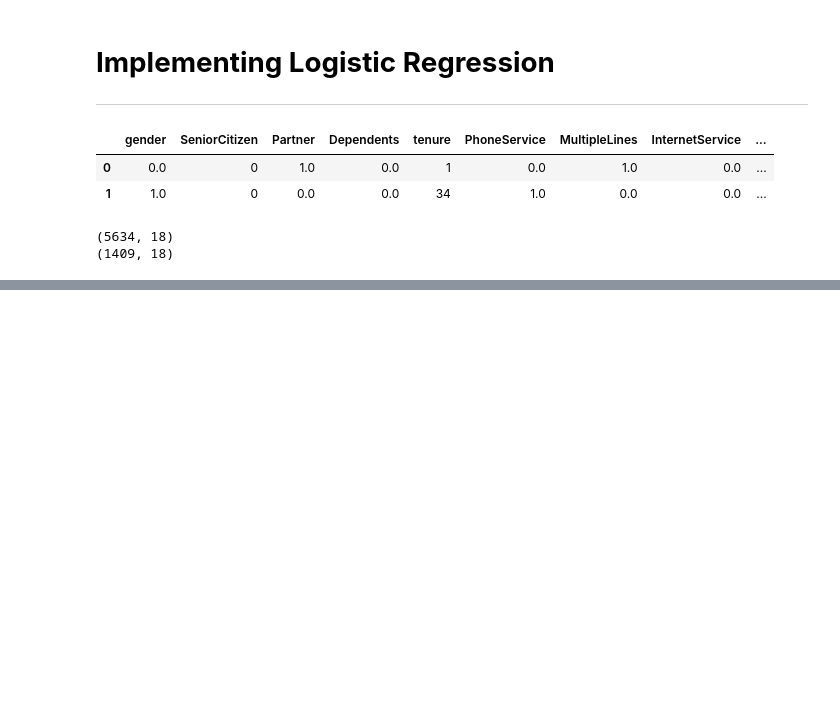
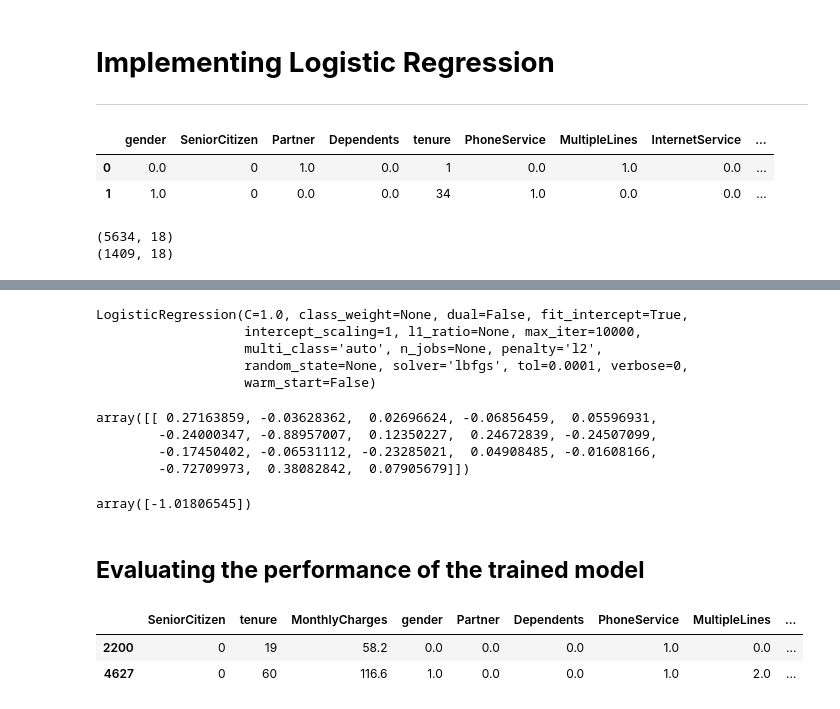
Before and after one commit to raushan9jnv/Churn-Predict, a Jupyter notebook: Submitted_Assignment_Logistic_Regression.ipynb, the cells around one changed output, grey strips where cells are left out. Saved outputs shown, nothing was run; the diff lists cells and outputs as text; code cells hidden in the pictures; blank space fills up the shorter version.

```diff
--- a/Submitted_Assignment_Logistic_Regression.ipynb
+++ b/Submitted_Assignment_Logistic_Regression.ipynb
@@ -440,0 +455,23 @@ print(X_test.shape)
+# %%
+from sklearn.linear_model import LogisticRegression
+clf = LogisticRegression(fit_intercept= True, max_iter = 10000)
+clf.fit(X_train,y_train)
+# %% [output]
+LogisticRegression(C=1.0, class_weight=None, dual=False, fit_intercept=True,
+                   intercept_scaling=1, l1_ratio=None, max_iter=10000,
+                   multi_class='auto', n_jobs=None, penalty='l2',
+                   random_state=None, solver='lbfgs', tol=0.0001, verbose=0,
+                   warm_start=False)
+# %%
+clf.coef_
+# %% [output]
+array([[ 0.27163859, -0.03628362,  0.02696624, -0.06856459,  0.05596931,
+        -0.24000347, -0.88957007,  0.12350227,  0.24672839, -0.24507099,
+        -0.17450402, -0.06531112, -0.23285021,  0.04908485, -0.01608166,
+        -0.72709973,  0.38082842,  0.07905679]])
+# %%
+clf.intercept_
+# %% [output]
+array([-1.01806545])
+# %% [markdown]
+## <b>Evaluating the performance of the trained model
@@ -440,0 +482,6 @@ print(X_test.shape)
+# %%
+X_test.head(2)
+# %% [output]
+|  | SeniorCitizen | tenure | MonthlyCharges | gender | Partner | Dependents | PhoneService | MultipleLines | ... |
+| 2200 | 0 | 19 | 58.2 | 0.0 | 0.0 | 0.0 | 1.0 | 0.0 | ... |
+| 4627 | 0 | 60 | 116.6 | 1.0 | 0.0 | 0.0 | 1.0 | 2.0 | ... |
```
Also changed, not shown: parts of 15 cells of this notebook.
